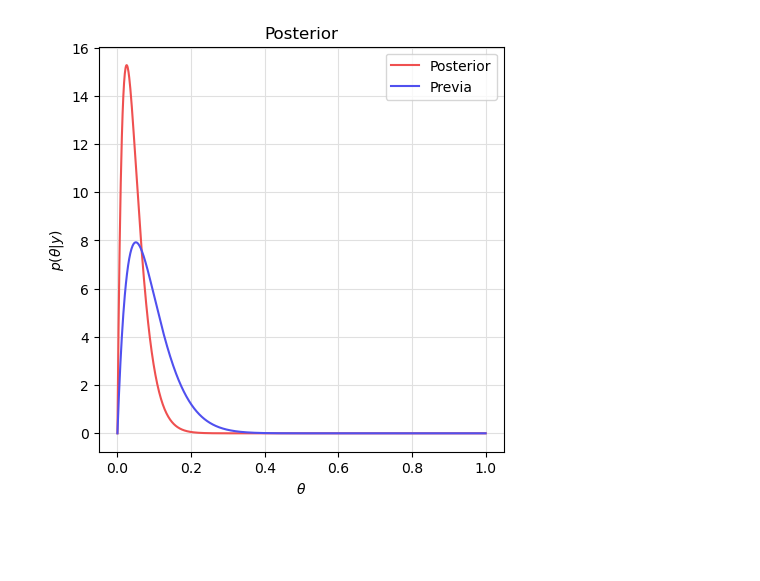
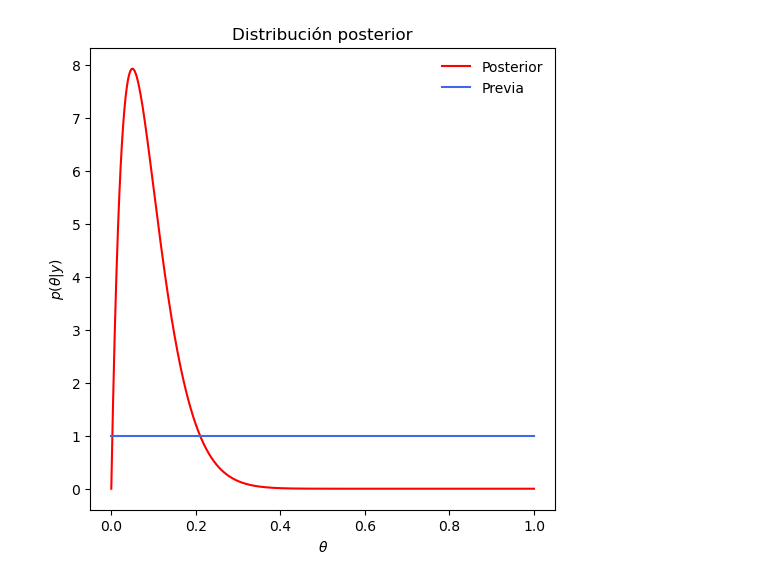
Before and after one commit to jstats1702/estadistica-bayesiana, a Jupyter notebook: 01-introduccion.ipynb, the cells around one changed output. Cells and saved outputs as stored; diff of their text form; code cells hidden in the pictures; blank space fills up the shorter version.

```diff
--- a/01-introduccion.ipynb
+++ b/01-introduccion.ipynb
@@ -148,18 +135,21 @@ $$
-# %%
-a = 2
-b = 20
-n = 20
-y = 0
-f = plt.figure(figsize = (4.5, 4.5),dpi = 100)
-axes = f.add_axes([0.1, 0.1, 0.9, 0.9])
-axes.set_xlabel(r'$\theta$')
-axes.set_ylabel(r'$p(\theta|y)$')
-axes.plot(x, st.beta.pdf(x, a+y, b+n-y), color = '#ef5050', label = 'Posterior')
-axes.plot(x, st.beta.pdf(x, a, b), color = '#5050ef', label = 'Previa')
-plt.grid(color = '#e0e0e0')
-plt.title('Posterior')
-plt.legend(loc = 0)
-plt.show()
-# %% [output]
-[figure, removed]
+# %%
+a = 1
+b = 1
+n = 20
+y = 1
+
+theta_values = np.linspace(0, 1, 1000)
+prior_distribution = beta.pdf(theta_values, a, b)
+posterior_distribution = beta.pdf(theta_values, a + y, b + n - y)
+
+plt.figure(figsize=(6, 6))
+plt.plot(theta_values, posterior_distribution, color='red', label='Posterior')
+plt.plot(theta_values, prior_distribution, color='royalblue', label='Previa')
+plt.xlabel(r'$\theta$')
+plt.ylabel(r'$p(\theta | y)$')
+plt.title('Distribución posterior')
+plt.legend(frameon=False)
+plt.show()
+# %% [output]
+[figure, added]
 # %% [markdown]
```
Also changed, not shown: parts of 14 cells of this notebook, 1 other file.
